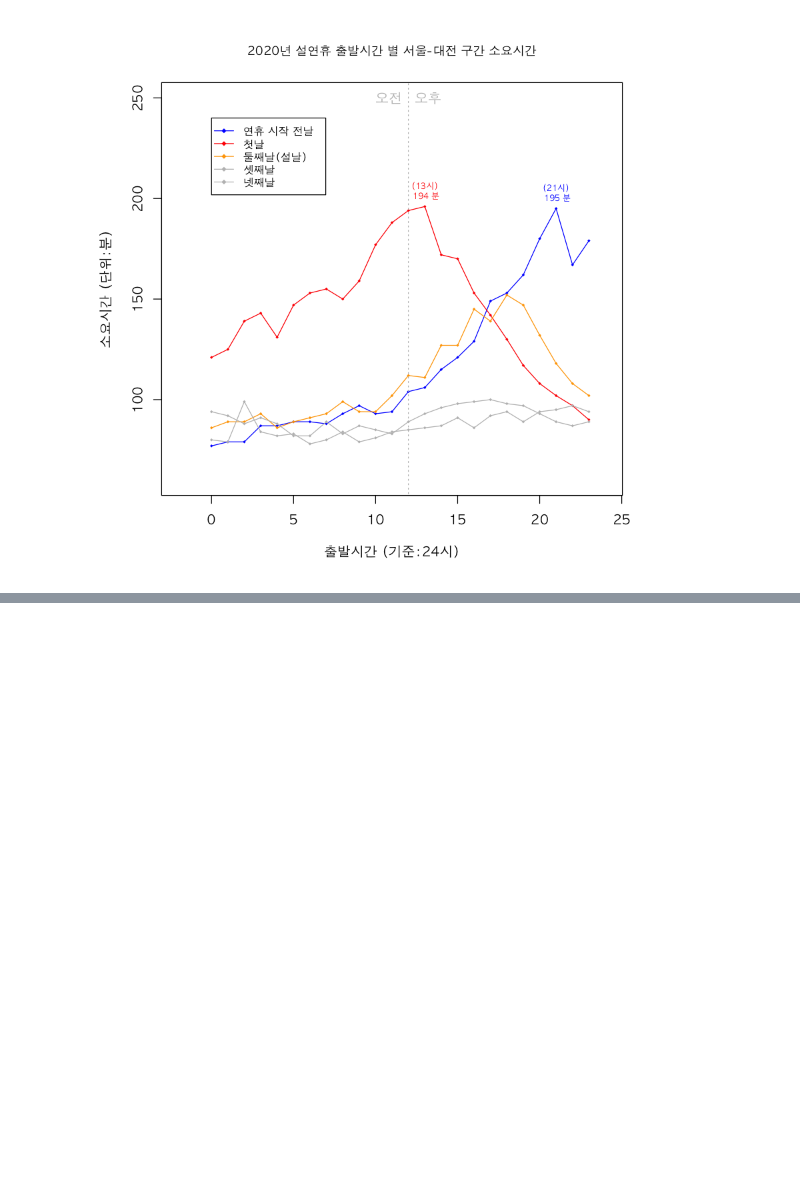
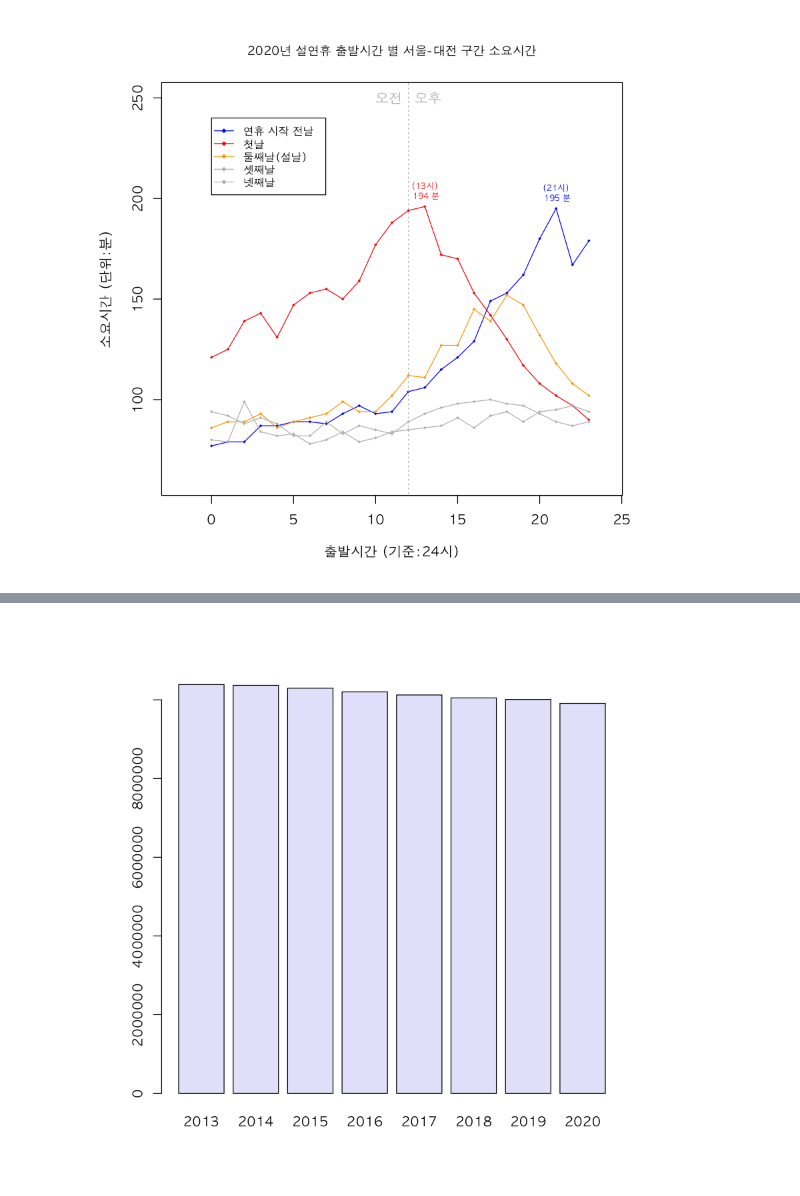
Before and after one commit to monargent0/TJRrrClass, a Jupyter notebook: 교통량.ipynb, the cells around one changed output, grey strips where cells are left out. Drawn from its saved outputs; the diff is of its cells as text; code cells hidden in the pictures; blank space fills up the shorter version.

```diff
--- a/교통량.ipynb
+++ b/교통량.ipynb
@@ -1426,3 +1458,14 @@ text(21,203 , paste('(21시)\n', y20[y20$일차 == 0 & y20$출발시간 == 21,]$
 text(13,204 , paste('(13시)\n', y20[y20$일차 == 1 & y20$출발시간 == 12,]$소요시간 ,'분') , cex=0.6 , col='red' , srt= 0) # 둘째날 최대
 # %% [output]
 [figure]
+# %%
+base <- read.csv('AIData/피쳐그래프용.csv', header = TRUE)[,-6]
+head(base)
+y13 <- subset(base , substr(base$날짜,1,4) == "2013" & 일차 == 0)
+y14 <- subset(base , substr(base$날짜,1,4) == "2014" & 일차 == 0)
+y15 <- subset(base , substr(base$날짜,1,4) == "2015" & 일차 == 0)
+y16 <- subset(base , substr(base$날짜,1,4) == "2016" & 일차 == 0)
+y17 <- subset(base , substr(base$날짜,1,4) == "2017" & 일차 == 0)
+y18 <- subset(base , substr(base$날짜,1,4) == "2018" & 일차 == 0)
+y19 <- subset(base , substr(base$날짜,1,4) == "2019" & 일차 == 0)
+y20 <- subset(base , substr(base$날짜,1,4) == "2020" & 일차 == 0)
@@ -1428,0 +1681,23 @@ text(13,204 , paste('(13시)\n', y20[y20$일차 == 1 & y20$출발시간 == 12,]$
+# %%
+y13 <-subset(base , substr(base$날짜,1,4) == "2013" & 일차 == 0)$서울인구수[1]
+y14 <- subset(base , substr(base$날짜,1,4) == "2014" & 일차 == 0)$서울인구수[1]
+y15 <- subset(base , substr(base$날짜,1,4) == "2015" & 일차 == 0)$서울인구수[1]
+y16 <- subset(base , substr(base$날짜,1,4) == "2016" & 일차 == 0)$서울인구수[1]
+y17 <- subset(base , substr(base$날짜,1,4) == "2017" & 일차 == 0)$서울인구수[1]
+y18 <- subset(base , substr(base$날짜,1,4) == "2018" & 일차 == 0)$서울인구수[1]
+y19 <- subset(base , substr(base$날짜,1,4) == "2019" & 일차 == 0)$서울인구수[1]
+y20 <- subset(base , substr(base$날짜,1,4) == "2020" & 일차 == 0)$서울인구수[1]
+
+서울인구수 <- data.frame(cbind(y13, y14 , y15,y16,y17,y18,y19,y20))
+rownames(서울인구수) <-c('인구')
+colnames(서울인구수) <-c(2013:2020)
+# 서울인구수$년도 <- c(2013:2020)
+서울인구수 <- as.matrix(서울인구수)
+# %%
+par(family = 'AppleGothic', bg = 'white' ) # , mfrow=c(2,2)
+
+barplot(서울인구수,
+col= 'lavender'
+)
+# %% [output]
+[figure, added]
```
Also changed, not shown: parts of 13 cells of this notebook, 4 other files.
